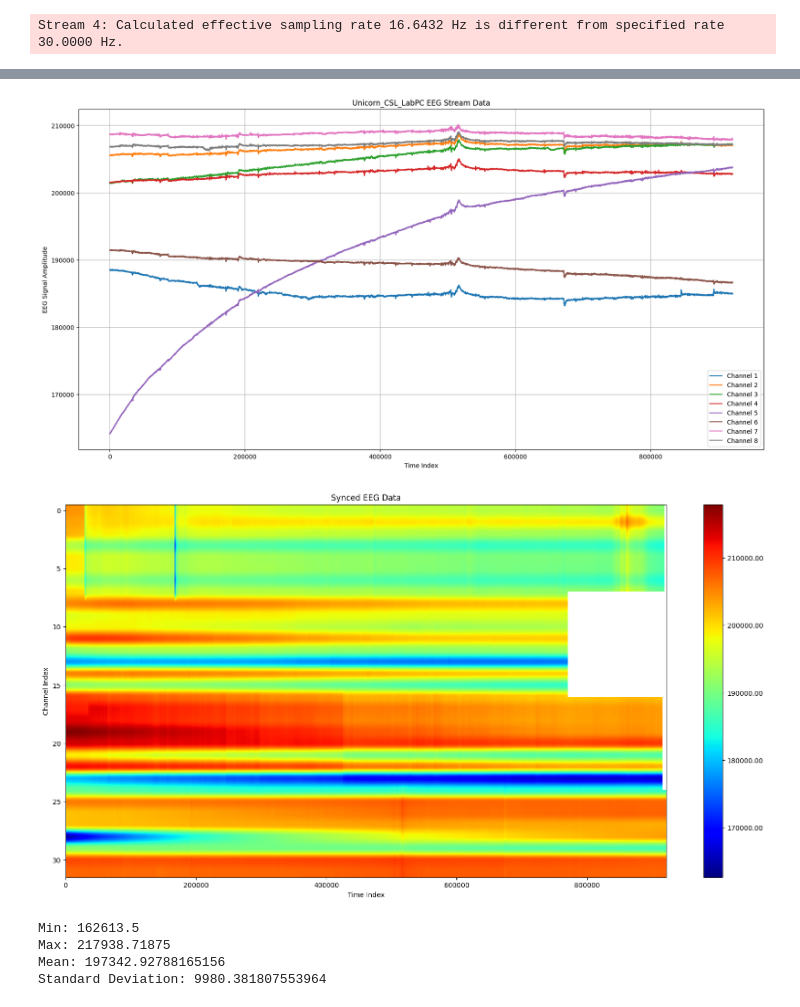
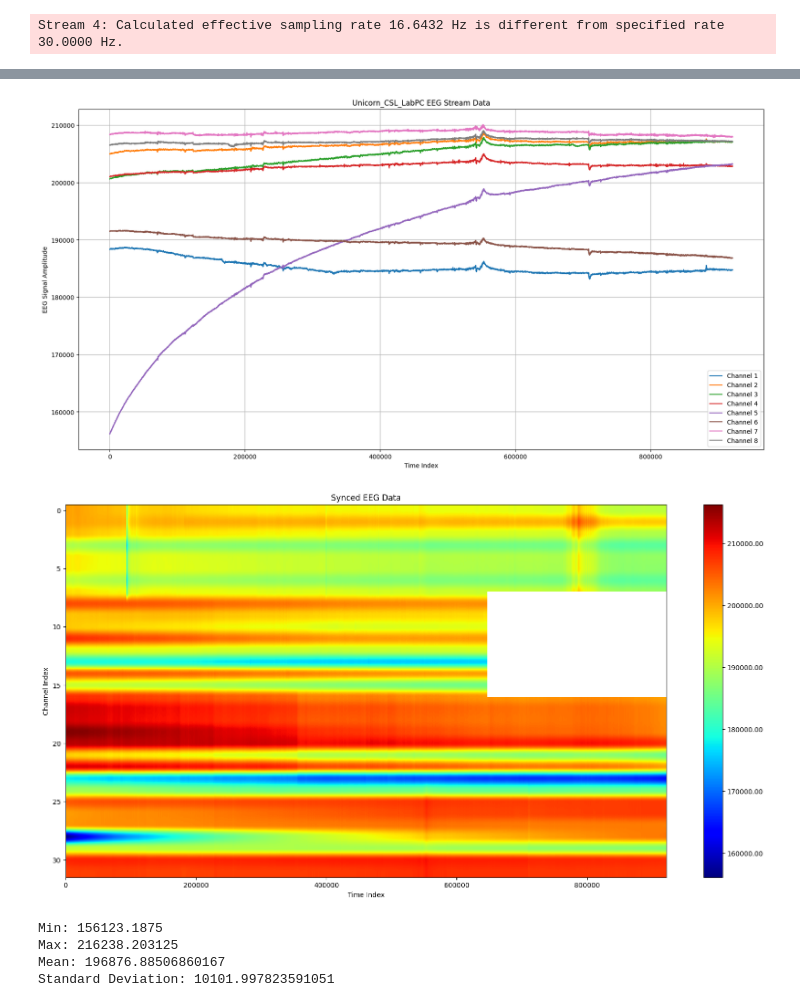
Before and after one commit to henro25/EEG-sync, a Jupyter notebook: final_task_cutoff_EEG_streams/padded_sync_stream_4.ipynb, the cells around one changed output, grey strips where cells are left out. Saved outputs shown, nothing was run; the diff lists cells and outputs as text; code cells hidden in the pictures.

Commit message:
used 250Hz to calculate start task index and adjusted cut short end task index

```diff
--- a/final_task_cutoff_EEG_streams/padded_sync_stream_4.ipynb
+++ b/final_task_cutoff_EEG_streams/padded_sync_stream_4.ipynb
@@ -31,10 +31,16 @@ WPI_data_streams, WPI_header = pyxdf.load_xdf(WPI_xdf_path)
 CSL_data_streams, CSL_header = pyxdf.load_xdf(CSL_xdf_path)
 WPI_data_streams[2]["time_stamps"] = WPI_data_streams[2]["time_stamps"][:777955]
 WPI_data_streams[2]["time_series"] = WPI_data_streams[2]["time_series"][:777955]
-task_start_UNIX_times = {
+video_start_UNIX_times = {
     "OBS_HCILab1": 1728568278.394,
     "OBS_HCILab2": 1728568303.674,
     "OBS_CSL_Laptop": 1728568279.870,
+    "OBS_CSL_LabPC": 1728568292.707
+}
+task_start_UNIX_times = {
+    "OBS_HCILab1": 1728568587.394,
+    "OBS_HCILab2": 1728568587.568,
+    "OBS_CSL_Laptop": 1728568587.740,
     "OBS_CSL_LabPC": 1728568587.407
 }
 task_duration = 1728572201.074 - 1728568587.407
@@ -42,7 +48,7 @@ task_duration = 1728572201.074 - 1728568587.407
 Stream 4: Calculated effective sampling rate 16.6432 Hz is different from specified rate 30.0000 Hz.
 # %%
 # Sync the streams based on the shared stream's timestamp
-streams = sync_streams(WPI_data_streams, CSL_data_streams, task_start_UNIX_times, task_duration)
+streams = sync_streams(WPI_data_streams, CSL_data_streams, video_start_UNIX_times, task_start_UNIX_times, task_duration)
 combine_streams(4, streams)
 # %% [output]
 length of EEG stream: 1038687
@@ -70,6 +74,6 @@ For EEG Stream Unicorn_CSL_LabPC, start cutoff index is 9000 and end cutoff inde
-[figure, old version]
+[figure, new version]
-[figure, old version]
+[figure, new version]
-Min: 162613.5
-Max: 217938.71875
-Mean: 197342.92788165156
-Standard Deviation: 9980.381807553964
+Min: 156123.1875
+Max: 216238.203125
+Mean: 196876.88506860167
+Standard Deviation: 10101.997823591051
```
Also changed, not shown: parts of 1 cell of this notebook, 22 other files.
